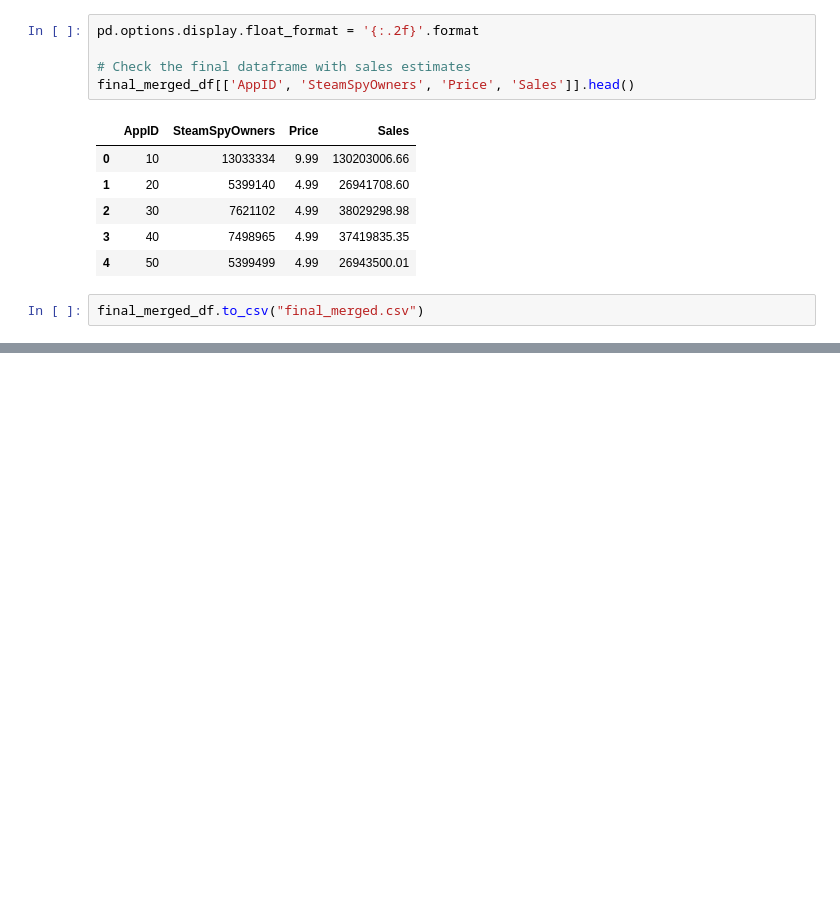
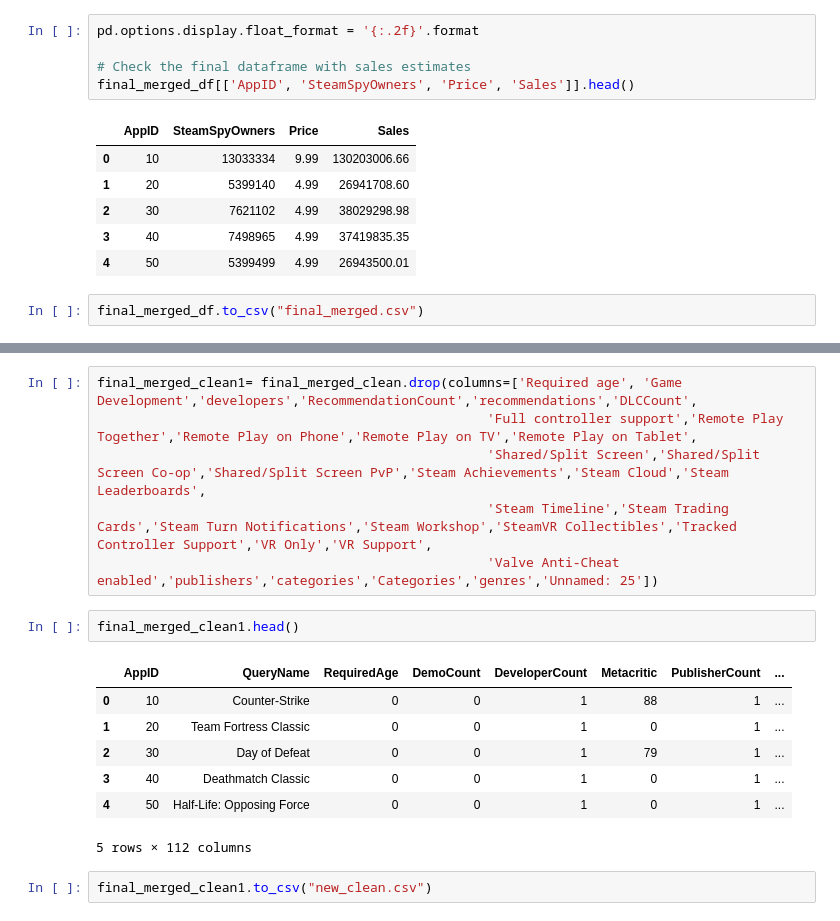
Before and after one commit to Sultan-Mm/AI-Insights-for-Video-Games, a Jupyter notebook: notebooks/steam_sultan.ipynb, the cells around one changed output, grey strips where cells are left out. Saved outputs shown, nothing was run; the diff lists cells and outputs as text; blank space fills up the shorter version.

```diff
--- a/notebooks/steam_sultan.ipynb
+++ b/notebooks/steam_sultan.ipynb
@@ -663,0 +719,18 @@ final_merged_df.to_csv("final_merged.csv")
+# %%
+final_merged_clean1= final_merged_clean.drop(columns=['Required age', 'Game Development','developers','RecommendationCount','recommendations','DLCCount',
+                                                  'Full controller support','Remote Play Together','Remote Play on Phone','Remote Play on TV','Remote Play on Tablet',
+                                                  'Shared/Split Screen','Shared/Split Screen Co-op','Shared/Split Screen PvP','Steam Achievements','Steam Cloud','Steam Leaderboards',
+                                                  'Steam Timeline','Steam Trading Cards','Steam Turn Notifications','Steam Workshop','SteamVR Collectibles','Tracked Controller Support','VR Only','VR Support',
+                                                  'Valve Anti-Cheat enabled','publishers','categories','Categories','genres','Unnamed: 25'])
+# %%
+final_merged_clean1.head()
+# %% [output]
+|  | AppID | QueryName | RequiredAge | DemoCount | DeveloperCount | Metacritic | PublisherCount | ... |
+| 0 | 10 | Counter-Strike | 0 | 0 | 1 | 88 | 1 | ... |
+| 1 | 20 | Team Fortress Classic | 0 | 0 | 1 | 0 | 1 | ... |
+| 2 | 30 | Day of Defeat | 0 | 0 | 1 | 79 | 1 | ... |
+| 3 | 40 | Deathmatch Classic | 0 | 0 | 1 | 0 | 1 | ... |
+| 4 | 50 | Half-Life: Opposing Force | 0 | 0 | 1 | 0 | 1 | ... |
+5 rows × 112 columns
+# %%
+final_merged_clean1.to_csv("new_clean.csv")
```
Also changed, not shown: parts of 9 cells of this notebook, 1 other file.
